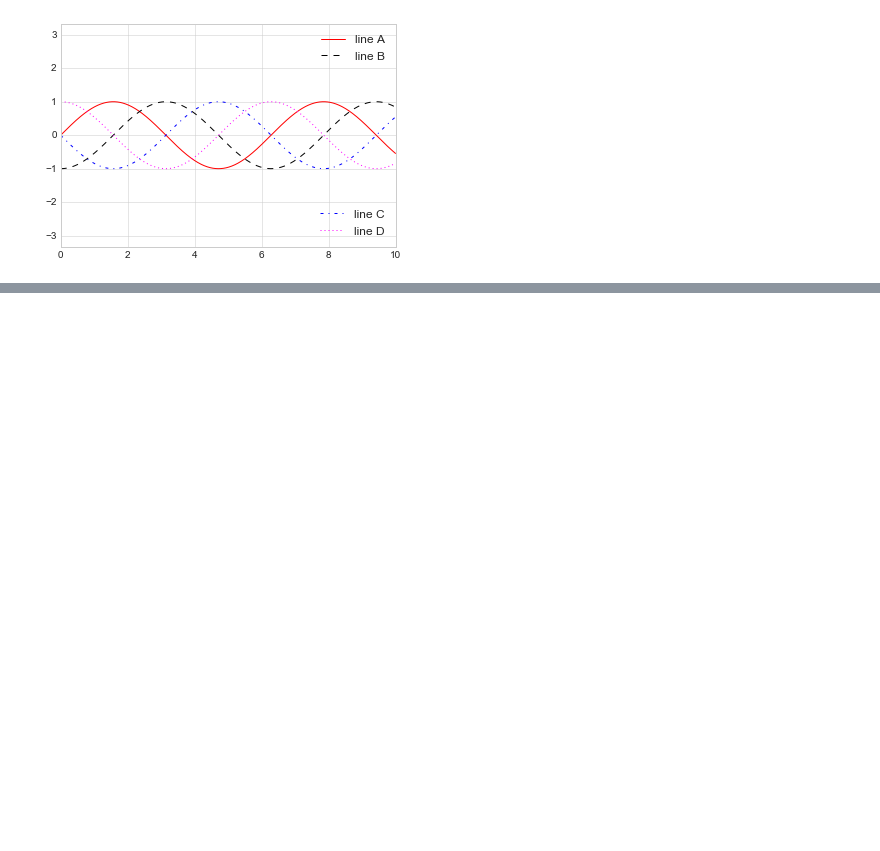
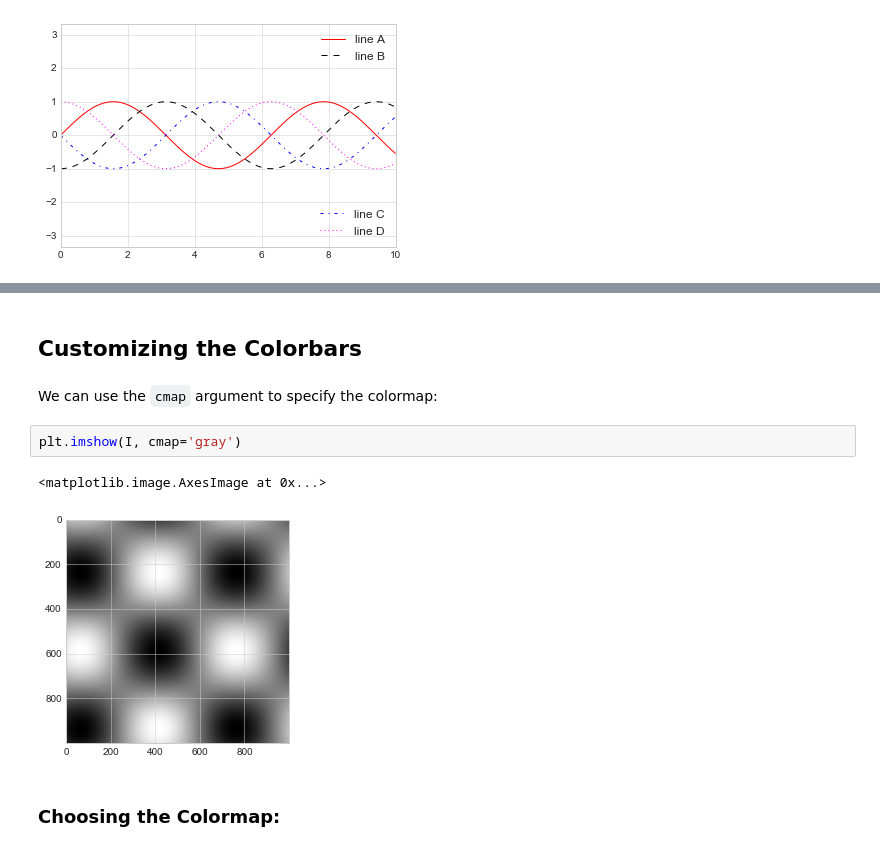
Before and after one commit to egehurturk/Matplotlib-Tutorial, a Jupyter notebook: Matplotlib - Data Science Handbook.ipynb, the cells around one changed output, grey strips where cells are left out. Drawn from its saved outputs; the diff is of its cells as text; blank space fills up the shorter version.

```diff
--- a/Matplotlib - Data Science Handbook.ipynb
+++ b/Matplotlib - Data Science Handbook.ipynb
@@ -447,0 +459,11 @@ ax.add_artist(leg);
+# %% [markdown]
+## Customizing the Colorbars
+# %% [markdown]
+We can use the `cmap` argument to specify the colormap:
+# %%
+plt.imshow(I, cmap='gray')
+# %% [output]
+<matplotlib.image.AxesImage at 0x...>
+[figure, added]
+# %% [markdown]
+### Choosing the Colormap:
```
Also changed, not shown: parts of 22 cells of this notebook.
